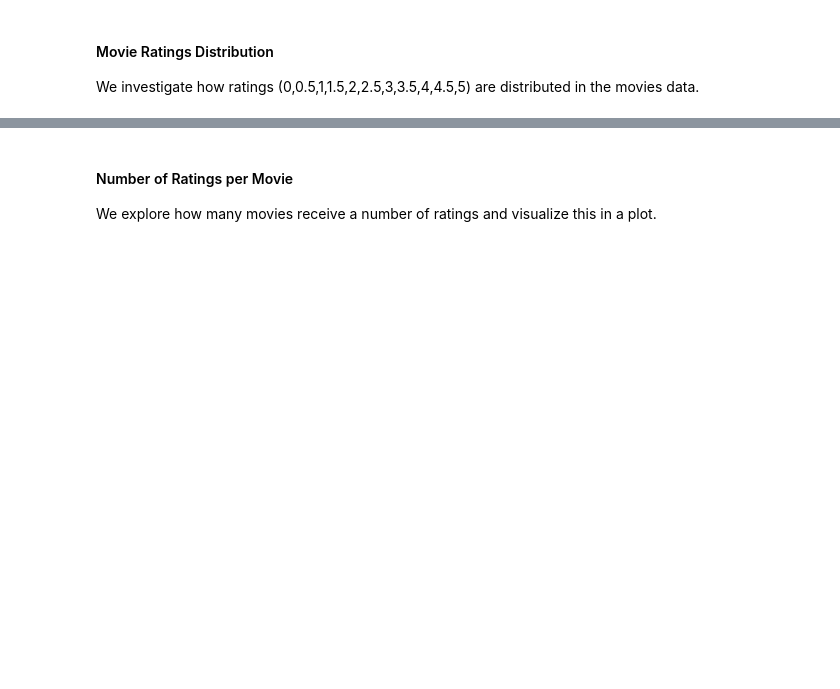
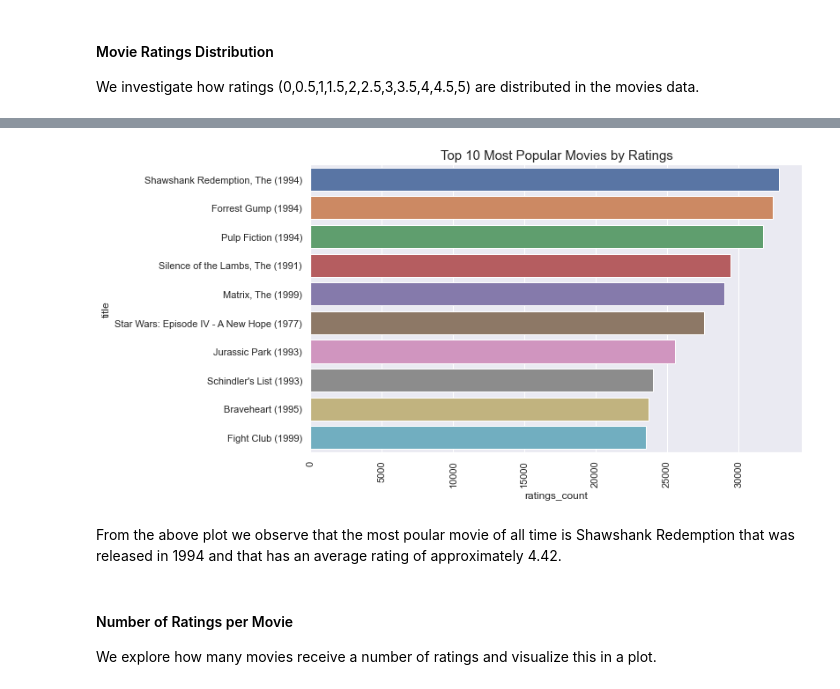
Before and after one commit to mainamwangi49/EXPLORE-TEAM-ZF1-unsupervised-predict, a Jupyter notebook: starter_notebook.ipynb, the cells around one changed output, grey strips where cells are left out. Drawn from its saved outputs; the diff is of its cells as text; code cells hidden in the pictures; blank space fills up the shorter version.

```diff
--- a/starter_notebook.ipynb
+++ b/starter_notebook.ipynb
@@ -341,0 +349,19 @@ We also observe that half scores (0.5, 1.5, 2.5, 3.5 and 4.5) are less commonly
+# %%
+def popular_movies(df1,df2):
+
+    """
+    A function that returns popular movies based on the average ratings.
+
+    """
+
+
+    rating = pd.DataFrame(df1.groupby('movieId')['rating'].mean())
+
+    rating['ratings_count'] = pd.DataFrame(df1.groupby('movieId')['rating'].count())
+    rating=rating.sort_values(by=['ratings_count','ratings_count'],ascending=False).reset_index()
+
+
+    inner_join = pd.merge(rating,df2,on ='movieId',how ='inner')
+    popular_movies = inner_join[['title','rating','ratings_count']].rename(columns={"rating": "rating"})
+
+    return popular_movies
@@ -342,3 +378,17 @@ We also observe that half scores (0.5, 1.5, 2.5, 3.5 and 4.5) are less commonly
+# %%
+df = popular_movies(df_train, df_movies)
+
+
+plt.figure(figsize = (10,6))#Bar plot of most popular movies by ratings
+ax=sns.barplot(y='title', x='ratings_count', data=df.head(10))
+ax.set_title('Top 10 Most Popular Movies by Ratings',fontsize=15)
+sns.color_palette('bright')
+plt.xticks(rotation=90)
+plt.show()
+# %% [output]
+[figure, added]
+# %% [markdown]
+From the above plot we observe that the most poular movie of all time is Shawshank Redemption that was released in 1994 and that has an average rating of approximately 4.42.
 # %% [markdown]
 #### Number of Ratings per Movie
 We explore how many movies receive a number of ratings and visualize this in a plot.
```
Also changed, not shown: parts of 24 cells of this notebook.
